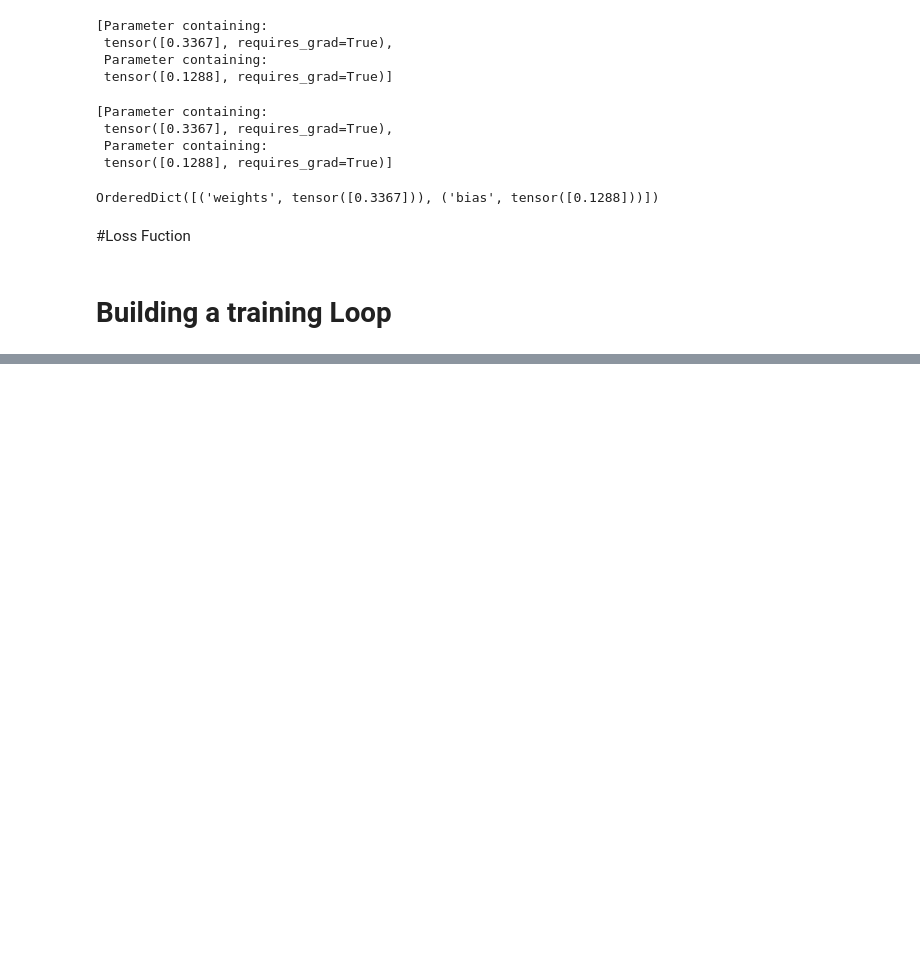
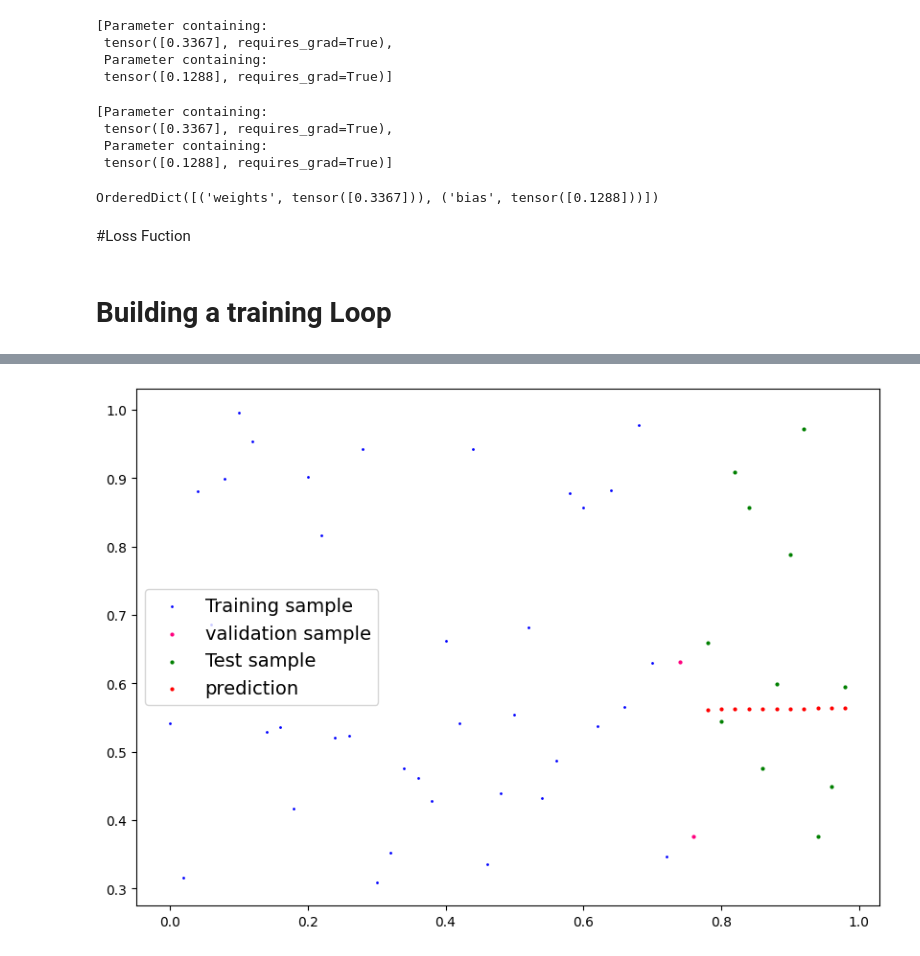
Before and after one commit to imchandanmohan/PyTorch, a Jupyter notebook: Pytorch_Workflow.ipynb, the cells around one changed output, grey strips where cells are left out. Drawn from its saved outputs; the diff is of its cells as text; code cells hidden in the pictures; blank space fills up the shorter version.

```diff
--- a/Pytorch_Workflow.ipynb
+++ b/Pytorch_Workflow.ipynb
@@ -322,0 +373,7 @@ for epoch in range(epochs):
+# %%
+with torch.inference_mode():
+  y_preds_new  = model_0(X_test)
+
+plot_prediction(prediction= y_preds_new)
+# %% [output]
+[figure, added]
```
Also changed, not shown: parts of 10 cells of this notebook.
